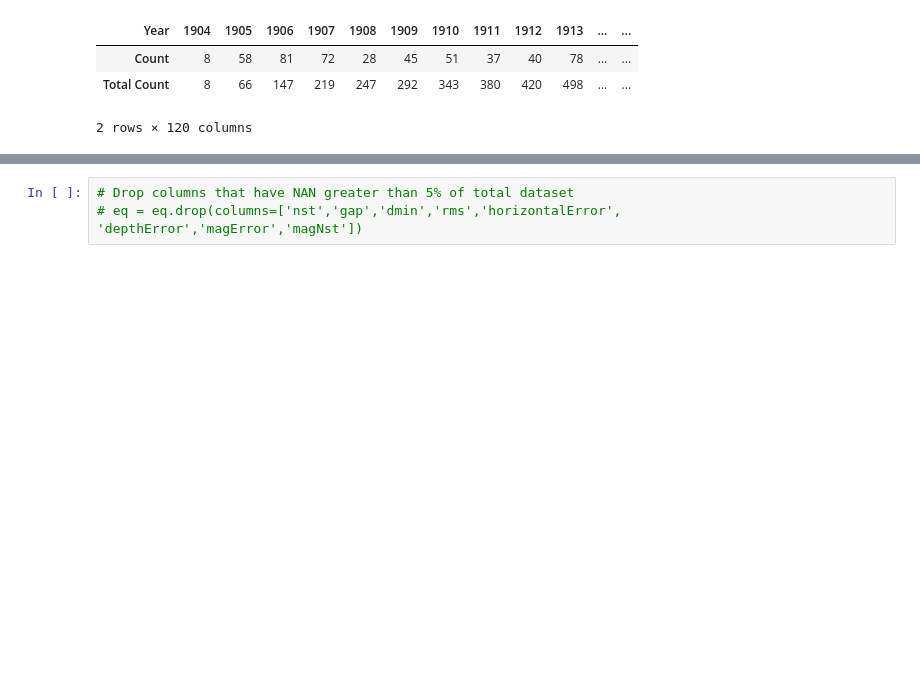
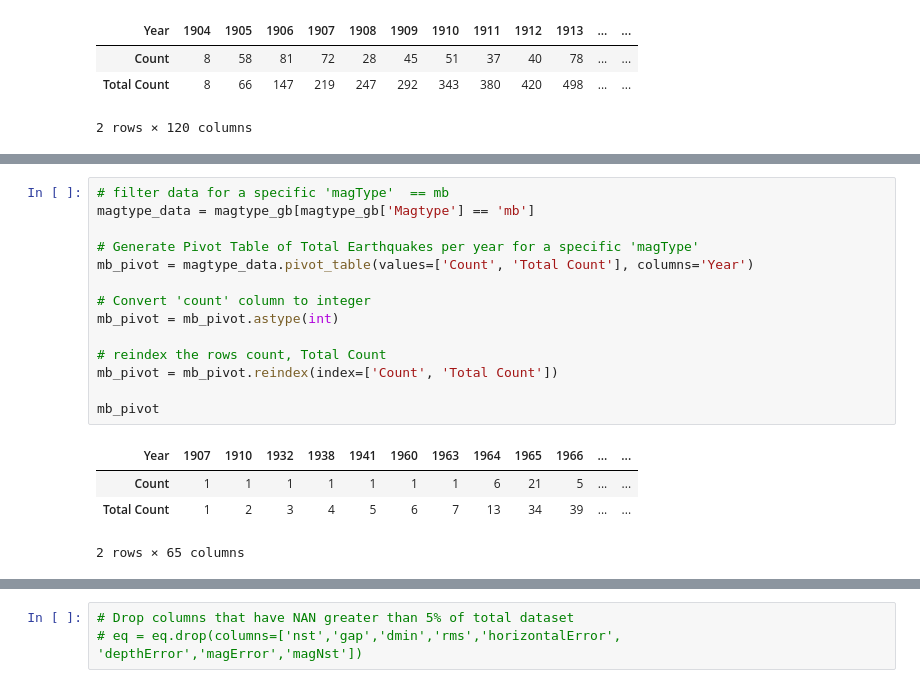
Before and after one commit to jameslaurence82/Project, a Jupyter notebook: earthquake.ipynb, the cells around one changed output, grey strips where cells are left out. Drawn from its saved outputs; the diff is of its cells as text; blank space fills up the shorter version.

```diff
--- a/earthquake.ipynb
+++ b/earthquake.ipynb
@@ -580,0 +645,19 @@ alleq_pivot
+# %%
+# filter data for a specific 'magType'  == mb
+magtype_data = magtype_gb[magtype_gb['Magtype'] == 'mb']
+
+# Generate Pivot Table of Total Earthquakes per year for a specific 'magType'
+mb_pivot = magtype_data.pivot_table(values=['Count', 'Total Count'], columns='Year')
+
+# Convert 'count' column to integer
+mb_pivot = mb_pivot.astype(int)
+
+# reindex the rows count, Total Count
+mb_pivot = mb_pivot.reindex(index=['Count', 'Total Count'])
+
+mb_pivot
+# %% [output]
+| Year | 1907 | 1910 | 1932 | 1938 | 1941 | 1960 | 1963 | 1964 | 1965 | 1966 | ... | ... |
+| Count | 1 | 1 | 1 | 1 | 1 | 1 | 1 | 6 | 21 | 5 | ... | ... |
+| Total Count | 1 | 2 | 3 | 4 | 5 | 6 | 7 | 13 | 34 | 39 | ... | ... |
+2 rows × 65 columns
```
Also changed, not shown: parts of 10 cells of this notebook, 1 other file.
